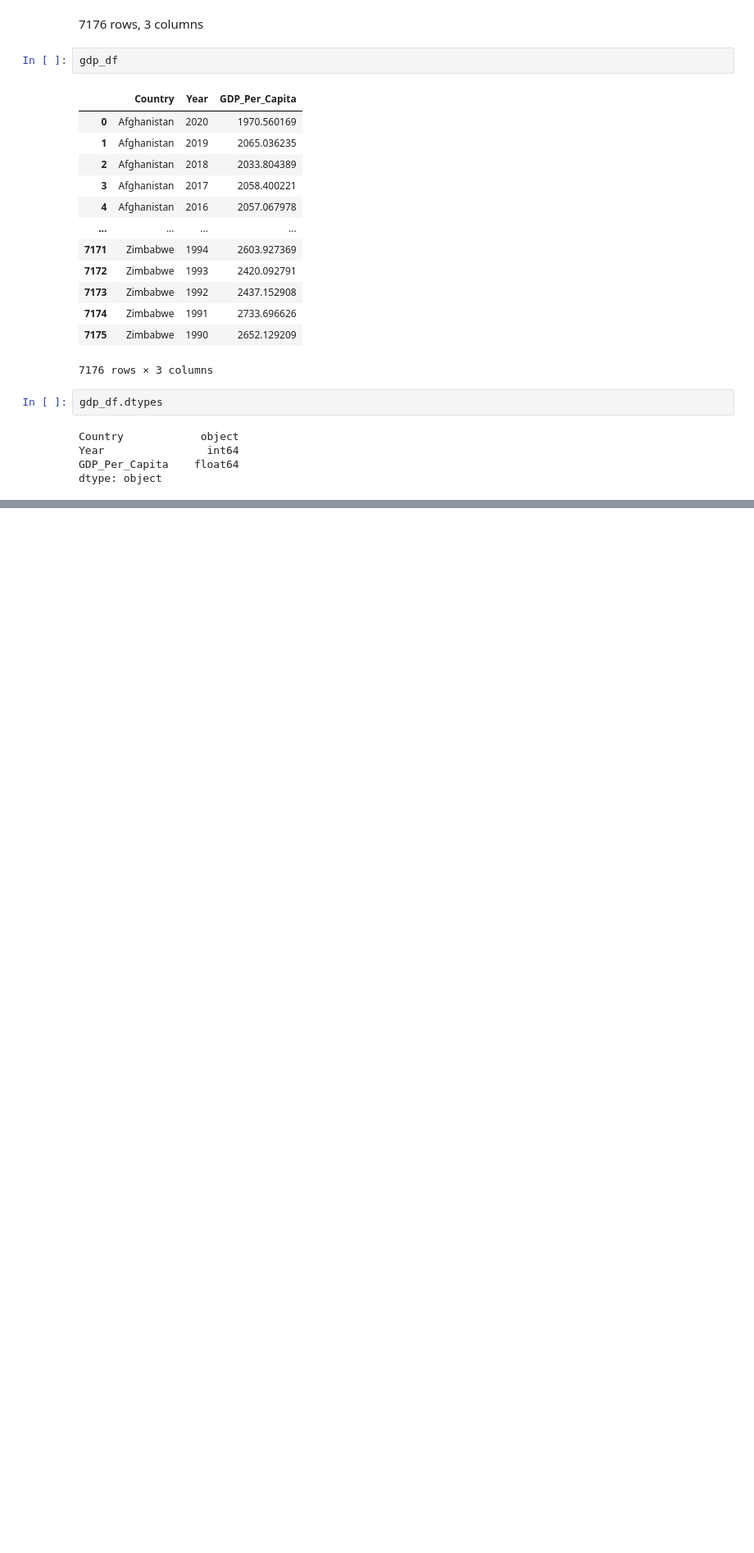
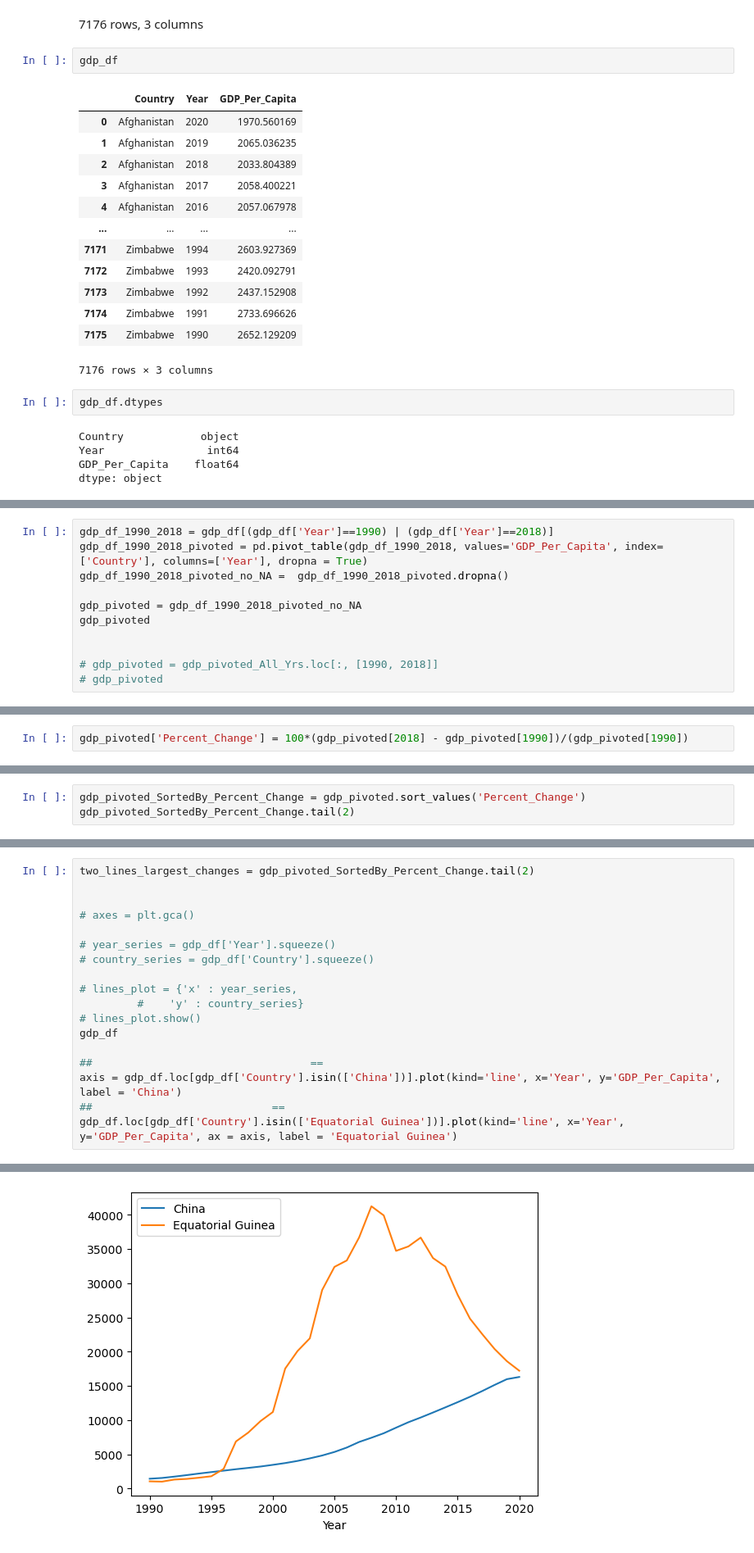
Before and after one commit to nss-data-science-cohort-7/un-exploration-MultidisciplinaryDeepDives, a Jupyter notebook: notebooks/UN_Data_Exploration.ipynb, the cells around one changed output, grey strips where cells are left out. Shown: that part at 82% size. Cells and saved outputs as stored; diff of their text form; blank space fills up the shorter version.

```diff
--- a/notebooks/UN_Data_Exploration.ipynb
+++ b/notebooks/UN_Data_Exploration.ipynb
@@ -35,0 +201,11 @@ dtype: object
+# %%
+gdp_df_1990_2018 = gdp_df[(gdp_df['Year']==1990) | (gdp_df['Year']==2018)]
+gdp_df_1990_2018_pivoted = pd.pivot_table(gdp_df_1990_2018, values='GDP_Per_Capita', index=['Country'], columns=['Year'], dropna = True)
+gdp_df_1990_2018_pivoted_no_NA =  gdp_df_1990_2018_pivoted.dropna()
+
+gdp_pivoted = gdp_df_1990_2018_pivoted_no_NA
+gdp_pivoted
+
+
+# gdp_pivoted = gdp_pivoted_All_Yrs.loc[:, [1990, 2018]]
+# gdp_pivoted
@@ -35,0 +250,2 @@ dtype: object
+# %%
+gdp_pivoted['Percent_Change'] = 100*(gdp_pivoted[2018] - gdp_pivoted[1990])/(gdp_pivoted[1990])
@@ -35,0 +299,3 @@ dtype: object
+# %%
+gdp_pivoted_SortedBy_Percent_Change = gdp_pivoted.sort_values('Percent_Change')
+gdp_pivoted_SortedBy_Percent_Change.tail(2)
@@ -35,0 +309,19 @@ dtype: object
+# %%
+two_lines_largest_changes = gdp_pivoted_SortedBy_Percent_Change.tail(2)
+
+
+# axes = plt.gca()
+
+# year_series = gdp_df['Year'].squeeze()
+# country_series = gdp_df['Country'].squeeze()
+
+# lines_plot = {'x' : year_series,
+         #    'y' : country_series}
+# lines_plot.show()
+gdp_df
+
+##                                  ==
+axis = gdp_df.loc[gdp_df['Country'].isin(['China'])].plot(kind='line', x='Year', y='GDP_Per_Capita', label = 'China')
+##                            ==
+gdp_df.loc[gdp_df['Country'].isin(['Equatorial Guinea'])].plot(kind='line', x='Year', y='GDP_Per_Capita', ax = axis, label = 'Equatorial Guinea')
+# %% [output]
@@ -35,0 +329 @@ dtype: object
+[figure, added]
```
Also changed, not shown: parts of 92 cells of this notebook.
